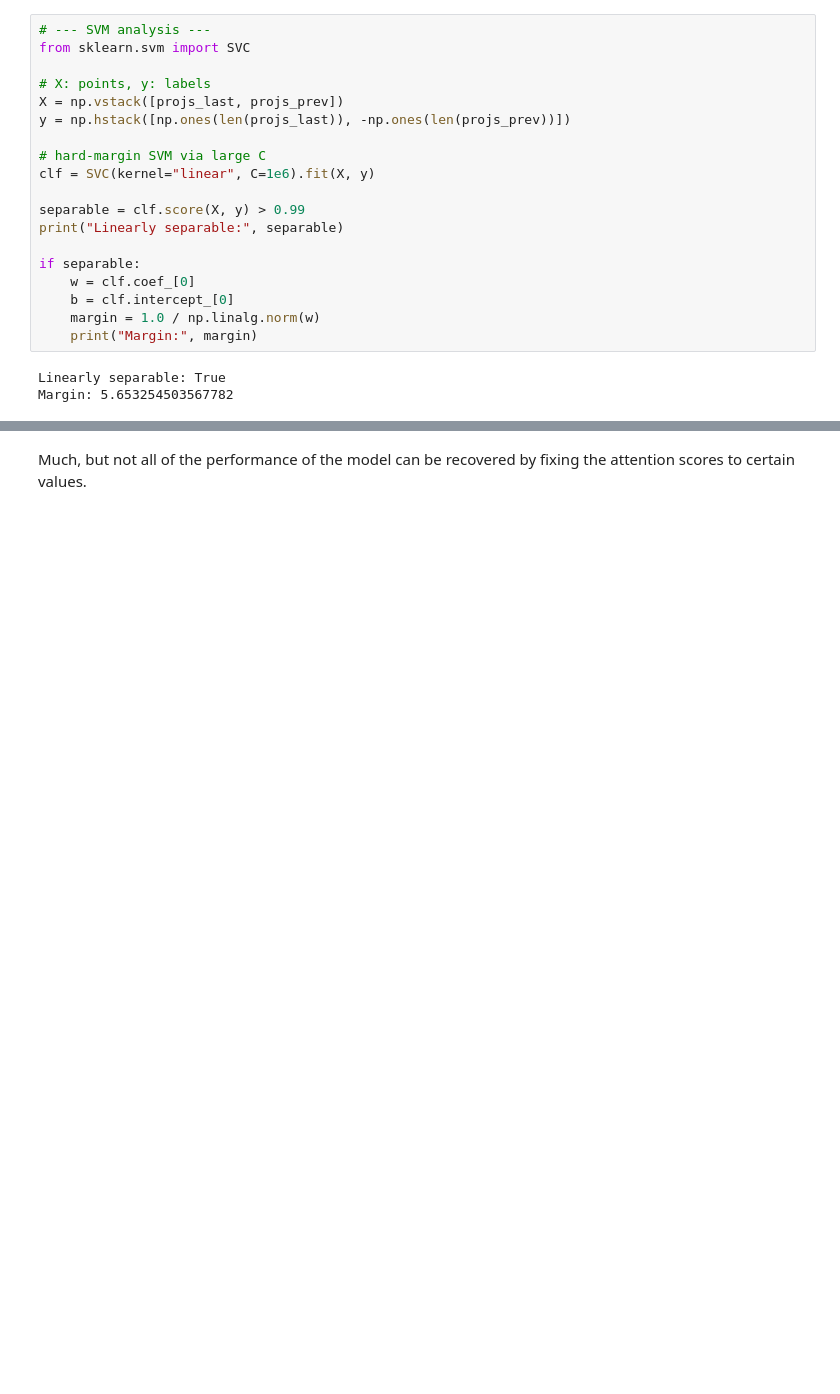
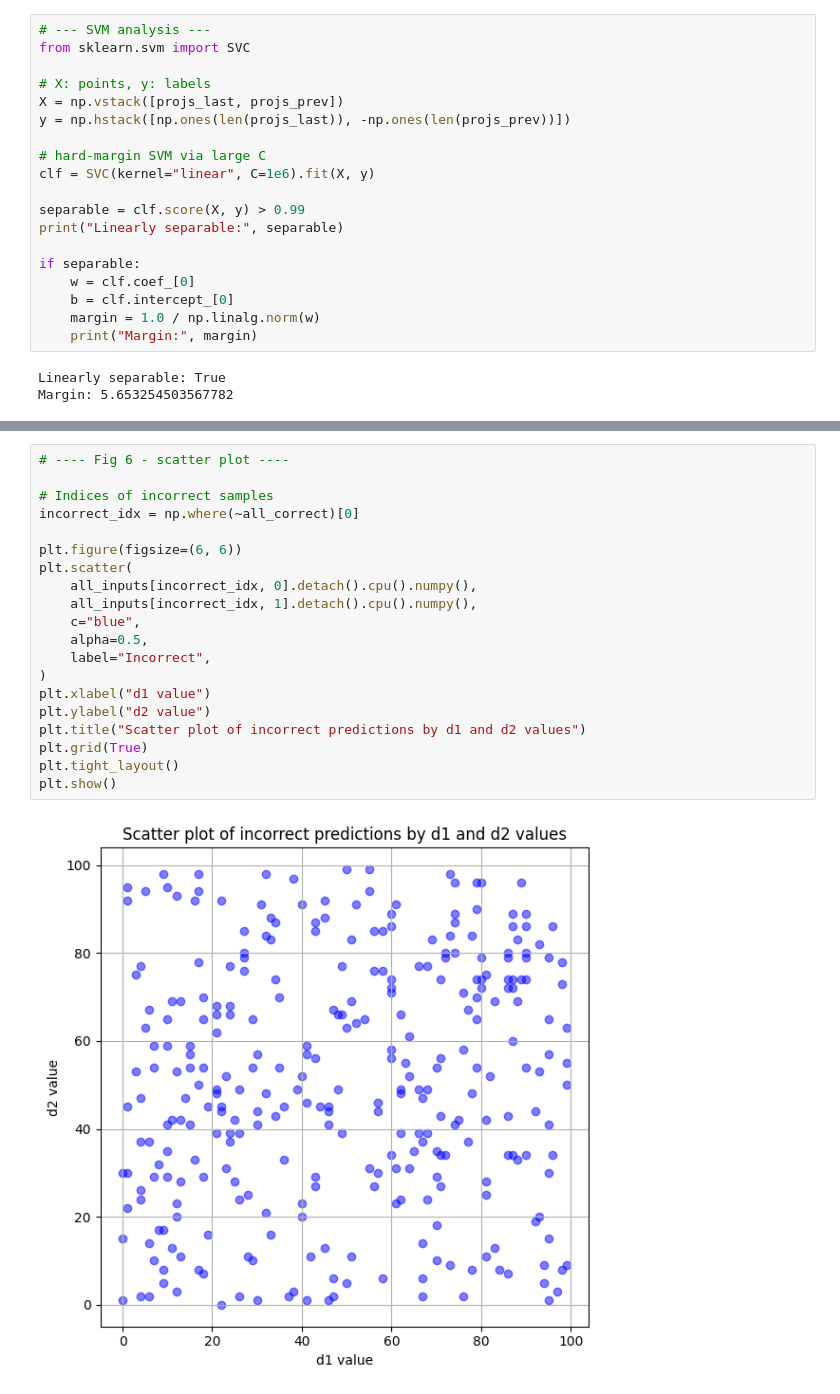
Before and after one commit to Theosdoor/order-by-scale, a Jupyter notebook: PAPER/main.ipynb, the cells around one changed output, grey strips where cells are left out. Cells and saved outputs as stored; diff of their text form; blank space fills up the shorter version.

```diff
--- a/PAPER/nb_final.ipynb
+++ b/PAPER/main.ipynb
@@ -1302,5 +1263,25 @@ print(f"Accuracy: {acc:.3f}")
 Total samples: 2000
 Correct predictions: 1693
 Accuracy: 0.847
-# %% [markdown]
-Much, but not all of the performance of the model can be recovered by fixing the attention scores to certain values.
+# %%
+# ---- Fig 6 - scatter plot ----
+
+# Indices of incorrect samples
+incorrect_idx = np.where(~all_correct)[0]
+
+plt.figure(figsize=(6, 6))
+plt.scatter(
+    all_inputs[incorrect_idx, 0].detach().cpu().numpy(),
+    all_inputs[incorrect_idx, 1].detach().cpu().numpy(),
+    c="blue",
+    alpha=0.5,
+    label="Incorrect",
+)
+plt.xlabel("d1 value")
+plt.ylabel("d2 value")
+plt.title("Scatter plot of incorrect predictions by d1 and d2 values")
+plt.grid(True)
+plt.tight_layout()
+plt.show()
+# %% [output]
+[figure, added]
```
Also changed, not shown: parts of 24 cells of this notebook, 2 other files.
